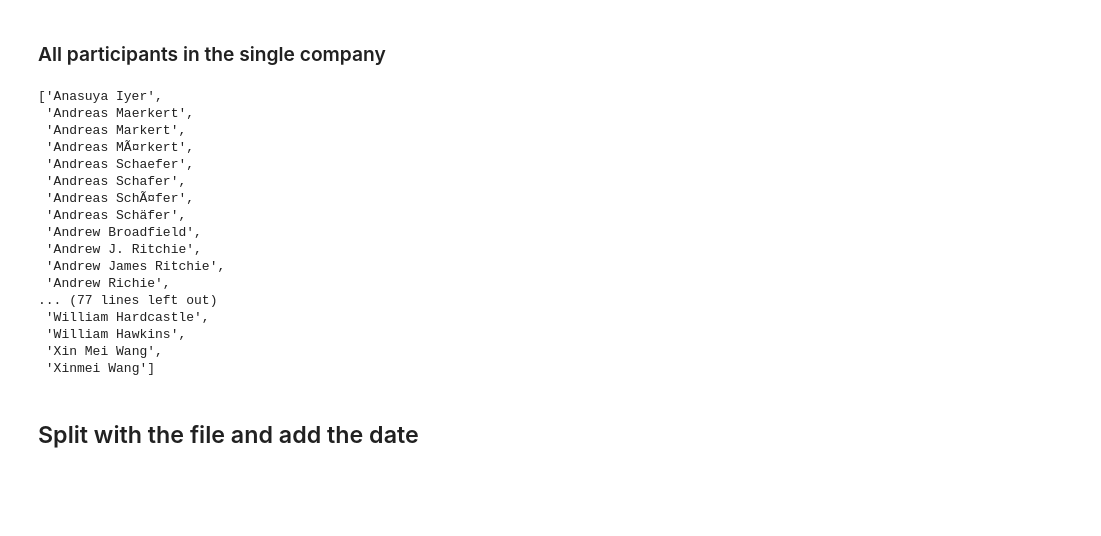
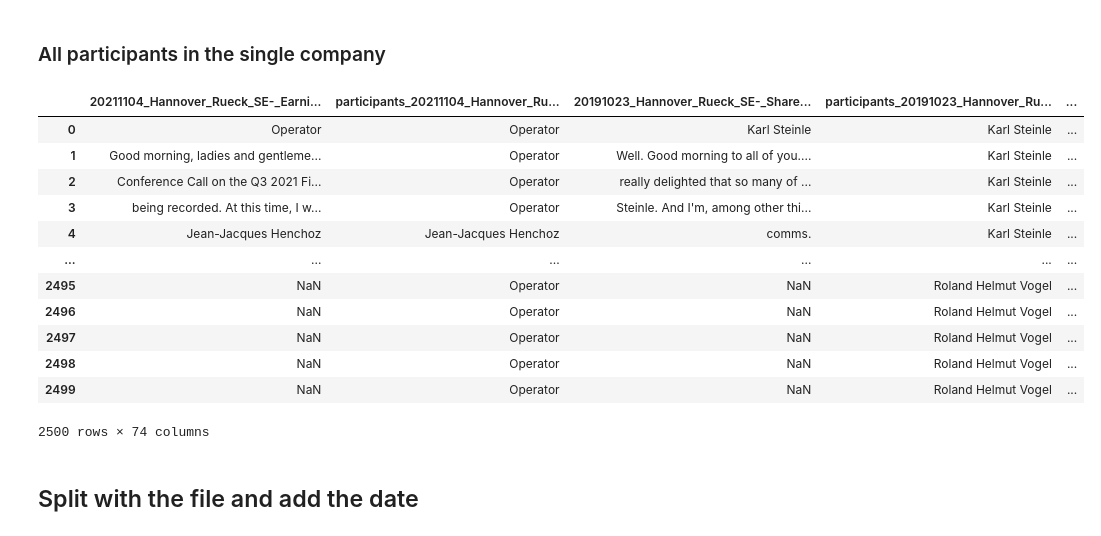
Before and after one commit to BoE-ARP-Bayes-MSc-BA/data_collecting, a Jupyter notebook: Testing.ipynb, the cells around one changed output. Drawn from its saved outputs; the diff is of its cells as text; code cells hidden in the pictures; blank space fills up the shorter version.

```diff
--- a/Testing.ipynb
+++ b/Testing.ipynb
@@ -222,23 +223,3 @@ all_participants = sorted(all_participants)
-# %%
-all_participants
-# %% [output]
-['Anasuya Iyer',
- 'Andreas Maerkert',
- 'Andreas Markert',
- 'Andreas MÃ¤rkert',
- 'Andreas Schaefer',
- 'Andreas Schafer',
- 'Andreas SchÃ¤fer',
- 'Andreas Schäfer',
- 'Andrew Broadfield',
- 'Andrew J. Ritchie',
- 'Andrew James Ritchie',
- 'Andrew Richie',
-... (77 lines left out)
- 'William Hardcastle',
- 'William Hawkins',
- 'Xin Mei Wang',
- 'Xinmei Wang']
 # %%
 new_df = pd.DataFrame()
 # identify the len before NaN of each column
@@ -256,6 +237,22 @@ for column in df_clean_na.columns:
     new_df[f"participants_{column}"] = new_df[f"participants_{column}"].fillna(method='ffill')
     # # exclude the row if pure_df[column]==pure_df[f"participants_{column}"]
     # pure_df = pure_df[pure_df[column] != pure_df[f"participants_{column}"]]
+# %%
+new_df
+# %% [output]
+|  | 20211104_Hannover_Rueck_SE-_Earni... | participants_20211104_Hannover_Ru... | 20191023_Hannover_Rueck_SE-_Share... | participants_20191023_Hannover_Ru... | ... |
+| 0 | Operator | Operator | Karl Steinle | Karl Steinle | ... |
+| 1 | Good morning, ladies and gentleme... | Operator | Well. Good morning to all of you.... | Karl Steinle | ... |
+| 2 | Conference Call on the Q3 2021 Fi... | Operator | really delighted that so many of ... | Karl Steinle | ... |
+| 3 | being recorded. At this time, I w... | Operator | Steinle. And I'm, among other thi... | Karl Steinle | ... |
+| 4 | Jean-Jacques Henchoz | Jean-Jacques Henchoz | comms. | Karl Steinle | ... |
+| ... | ... | ... | ... | ... | ... |
+| 2495 | NaN | Operator | NaN | Roland Helmut Vogel | ... |
+| 2496 | NaN | Operator | NaN | Roland Helmut Vogel | ... |
+| 2497 | NaN | Operator | NaN | Roland Helmut Vogel | ... |
+| 2498 | NaN | Operator | NaN | Roland Helmut Vogel | ... |
+| 2499 | NaN | Operator | NaN | Roland Helmut Vogel | ... |
+2500 rows × 74 columns
 # %% [markdown]
 ## Split with the file and add the date
 # %%
```
Also changed, not shown: parts of 11 cells of this notebook, 5 other files.
